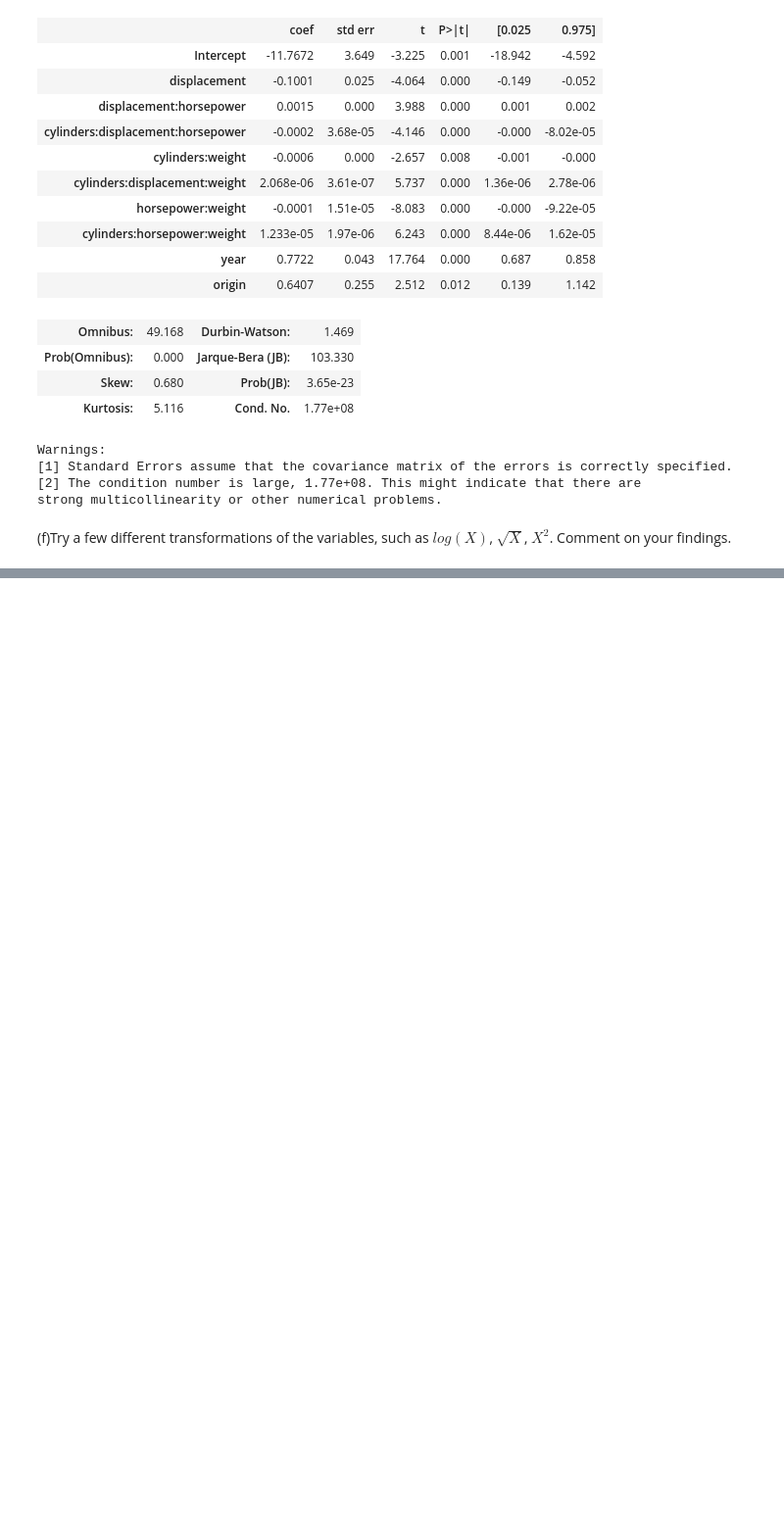
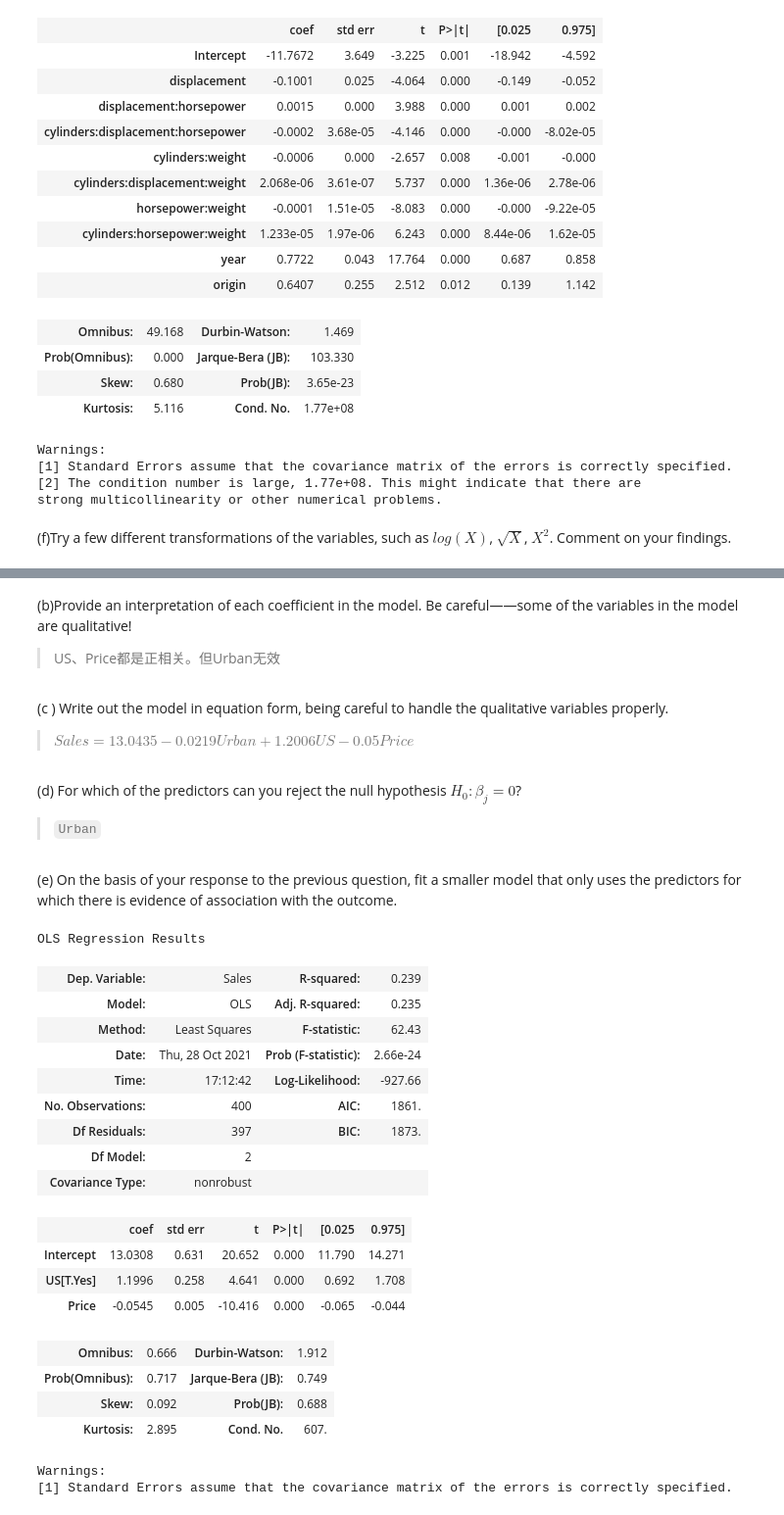
Before and after one commit to threecifanggen/data-science-learning, a Jupyter notebook: an_introduction_to_statistical_learning/chapter_3.ipynb, the cells around one changed output, grey strips where cells are left out. Shown at 98% size. Cells and saved outputs as stored; diff of their text form; code cells hidden in the pictures; blank space fills up the shorter version.

```diff
--- a/an_introduction_to_statistical_learning/chapter_3.ipynb
+++ b/an_introduction_to_statistical_learning/chapter_3.ipynb
@@ -267,0 +298,39 @@ This question should be answered using theCarseatsdata set.(a)Fit a multiple reg
+# %% [markdown]
+(b)Provide an interpretation of each coefficient in the model. Be careful——some of the variables in the model are qualitative!
+
+> US、Price都是正相关。但Urban无效
+# %% [markdown]
+(c ) Write out the model in equation form, being careful to handle the qualitative variables properly.
+
+> ${Sales} = 13.0435 - 0.0219{Urban} + 1.2006{US} - 0.05{Price}$
+# %% [markdown]
+(d) For which of the predictors can you reject the null hypothesis $H_0:β_j= 0$?
+
+> `Urban`
+# %% [markdown]
+(e) On the basis of your response to the previous question, fit a smaller model that only uses the predictors for which there is evidence of association with the outcome.
+# %%
+carseats_m2 = smf.ols("Sales ~ Price + US", carseats).fit()
+
+carseats_m2.summary()
+# %% [output]
+OLS Regression Results
+| Dep. Variable: | Sales | R-squared: | 0.239 |
+| Model: | OLS | Adj. R-squared: | 0.235 |
+| Method: | Least Squares | F-statistic: | 62.43 |
+| Date: | Thu, 28 Oct 2021 | Prob (F-statistic): | 2.66e-24 |
+| Time: | 17:12:42 | Log-Likelihood: | -927.66 |
+| No. Observations: | 400 | AIC: | 1861. |
+| Df Residuals: | 397 | BIC: | 1873. |
+| Df Model: | 2 |  |  |
+| Covariance Type: | nonrobust |  |  |
+|  | coef | std err | t | P>|t| | [0.025 | 0.975] |
+| Intercept | 13.0308 | 0.631 | 20.652 | 0.000 | 11.790 | 14.271 |
+| US[T.Yes] | 1.1996 | 0.258 | 4.641 | 0.000 | 0.692 | 1.708 |
+| Price | -0.0545 | 0.005 | -10.416 | 0.000 | -0.065 | -0.044 |
+| Omnibus: | 0.666 | Durbin-Watson: | 1.912 |
+| Prob(Omnibus): | 0.717 | Jarque-Bera (JB): | 0.749 |
+| Skew: | 0.092 | Prob(JB): | 0.688 |
+| Kurtosis: | 2.895 | Cond. No. | 607. |
+Warnings:
+[1] Standard Errors assume that the covariance matrix of the errors is correctly specified.
```
Also changed, not shown: parts of 9 cells of this notebook.
